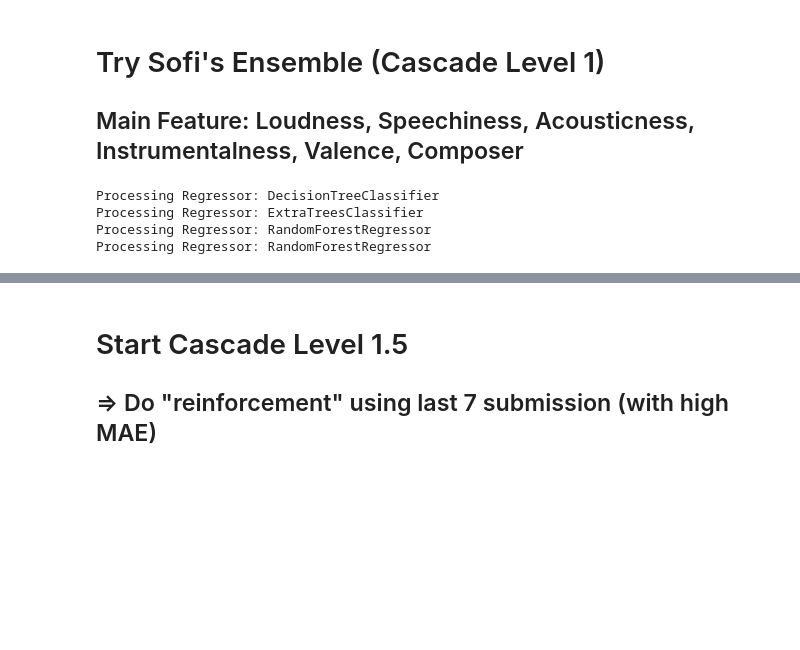
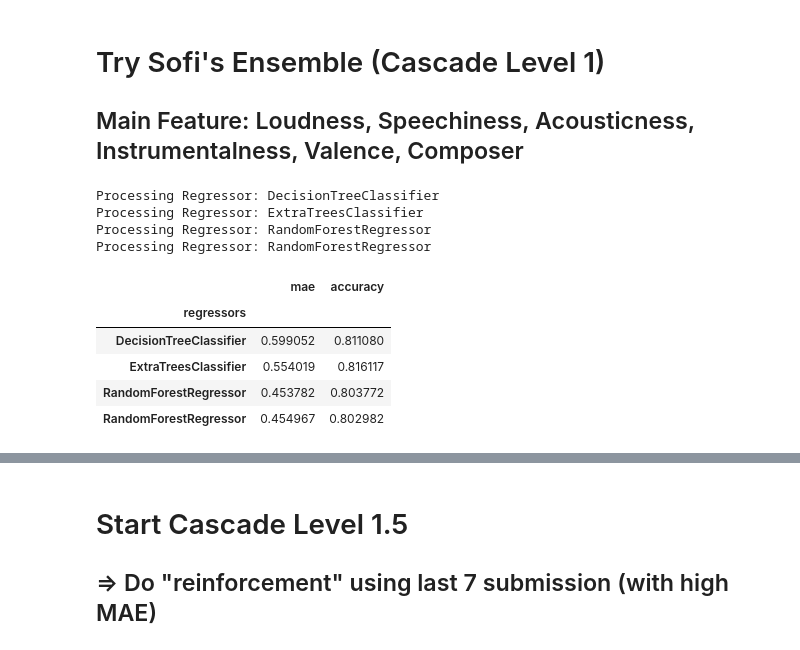
Before and after one commit to sormazabal/Konfusion, a Jupyter notebook: FeatEng.ipynb, the cells around one changed output, grey strips where cells are left out. Drawn from its saved outputs; the diff is of its cells as text; code cells hidden in the pictures; blank space fills up the shorter version.

```diff
--- a/FeatEng.ipynb
+++ b/FeatEng.ipynb
@@ -430,35 +430,41 @@ import pickle
 # Instantiate the classfiers and make a list
 regressors = [
     DecisionTreeClassifier(max_depth=None),
     ExtraTreesClassifier(),
 #     LGBWrapper(params, num_boost_round=200),
     RandomForestRegressor(n_estimators=1000, random_state=42),
     RandomForestRegressor(n_estimators=2000, random_state=42),
-#     XGBRegressor(**default_params),
-    OneVsOneClassifier(AdaBoostClassifier(random_state=42), n_jobs=6),
+    #XGBRegressor(**default_params),
+    #OneVsOneClassifier(AdaBoostClassifier(random_state=42), n_jobs=6),
 ]
 # Define a result table as a DataFrame
 result_table = pd.DataFrame(columns=['regressors', 'mae', 'accuracy'])
 
 # Train and evaluate each classifier
 for reg in regressors:
     print("Processing Regressor:", reg.__class__.__name__)
     reg.fit(train_features, np.ravel(train_labels))
     pred = reg.predict(val_features)
     accuracy = accuracy_score(np.ravel(val_labels), np.rint(pred))
     mae = mean_absolute_error(np.ravel(val_labels), np.rint(pred))
     pd_tmp = pd.DataFrame({'regressors':[reg.__class__.__name__], 'mae': [mae], 'accuracy': [accuracy]})
     result_table = pd.concat([result_table, pd_tmp])
 
 result_table.set_index('regressors', inplace=True)
 result_table.sort_values(by=['mae'], ascending=True)
 
 result_table
 # %% [output]
 Processing Regressor: DecisionTreeClassifier
 Processing Regressor: ExtraTreesClassifier
 Processing Regressor: RandomForestRegressor
 Processing Regressor: RandomForestRegressor
+|  | mae | accuracy |
+| regressors |  |  |
+| DecisionTreeClassifier | 0.599052 | 0.811080 |
+| ExtraTreesClassifier | 0.554019 | 0.816117 |
+| RandomForestRegressor | 0.453782 | 0.803772 |
+| RandomForestRegressor | 0.454967 | 0.802982 |
 # %%
 result_table
 # %% [output]
```
Also changed, not shown: parts of 6 cells of this notebook, 2 other files.
